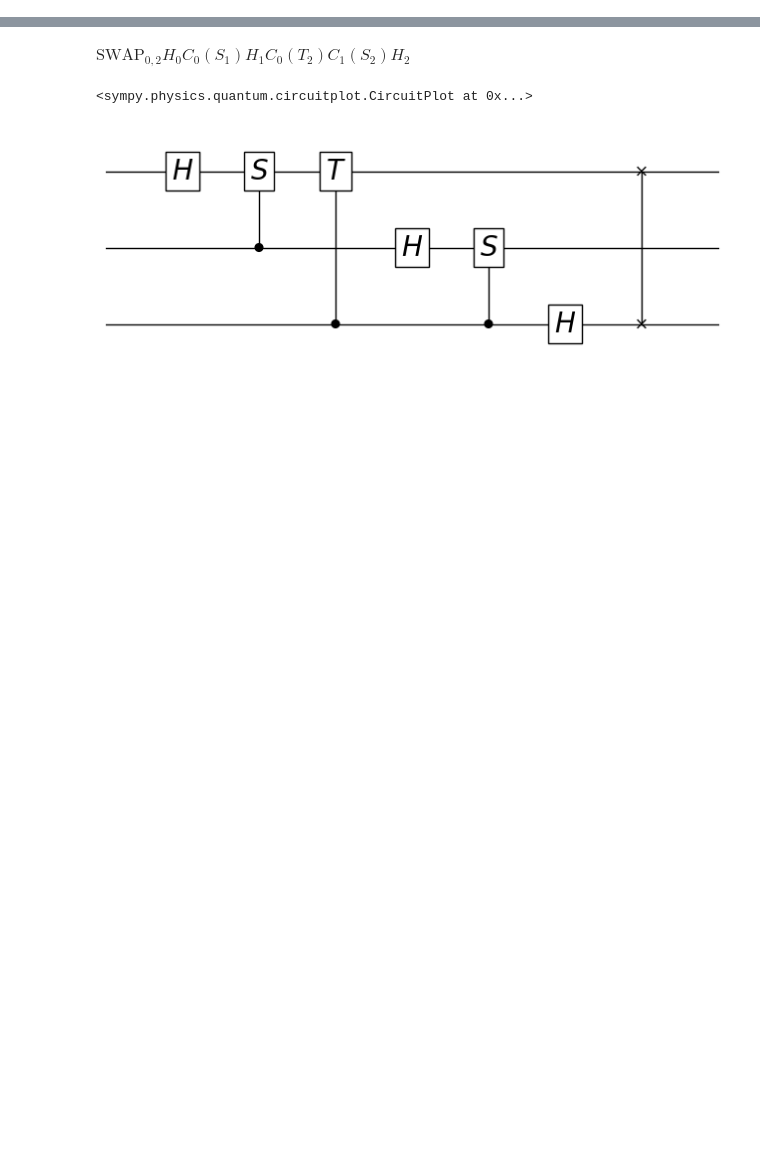
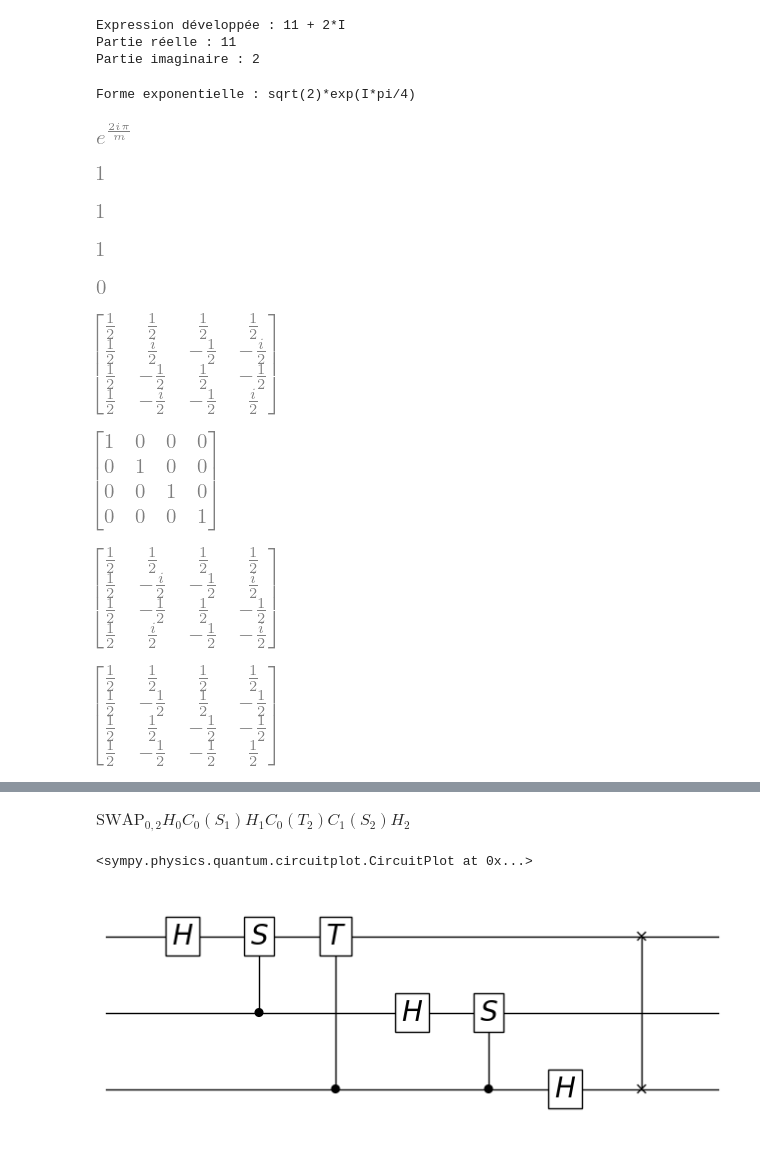
Before and after one commit to jbperin/hello-world, a Jupyter notebook: quantique/FourierTrasform.ipynb, the cells around one changed output, grey strips where cells are left out. Drawn from its saved outputs; the diff is of its cells as text; code cells hidden in the pictures; blank space fills up the shorter version.

```diff
--- a/quantique/FourierTrasform.ipynb
+++ b/quantique/FourierTrasform.ipynb
@@ -13,3 +13,59 @@ from sympy import eye
 
 from sympy.physics.quantum import Ket
 from sympy import sqrt
+# %%
+π = sp.pi
+m = sp.Symbol('m', integer=True, positive=True)
+
+expr = (1 + 2*sp.I) * (3 - 4*sp.I)
+simplified_expr = sp.simplify(expr)
+
+print("Expression développée :", simplified_expr)
+
+# Extraction des parties réelle et imaginaire
+real_part = sp.re(expr)
+imag_part = sp.im(expr)
+
+print("Partie réelle :", real_part)
+print("Partie imaginaire :", imag_part)
+# %% [output]
+Expression développée : 11 + 2*I
+Partie réelle : 11
+Partie imaginaire : 2
+# %%
+z_value = 1 + sp.I
+r_value = sp.Abs(z_value)  # √2
+theta_value = sp.arg(z_value)  # π/4
+
+z_exp_value = r_value * sp.exp(sp.I * theta_value)
+print("Forme exponentielle :", z_exp_value)
+# %% [output]
+Forme exponentielle : sqrt(2)*exp(I*pi/4)
+# %%
+ω = sp.exp(2*sp.I*π/m)
+ω
+# %% [output]
+[figure, added]
+# %%
+sp.Pow(ω,m)
+# %% [output]
+[figure, added]
+# %%
+sp.powdenest(sp.Pow(ω,m))
+# %% [output]
+[figure, added]
+# %%
+sp.simplify(sp.Pow(ω,m))
+# %% [output]
+[figure, added]
+# %%
+somme=0
+nb_terme = 4
+for i in range (nb_terme):
+    #print (i)
+    somme = somme + ω**i
+#sp.simplify((ω**0+ω**1+ω**2+ω**3+ω**4).subs({m:4}))
+#sp.simplify(somme.subs({m:nb_terme-1}))
+somme.subs({m:nb_terme})
+# %% [output]
+[figure, added]
@@ -15,0 +82,20 @@ from sympy import sqrt
+# %%
+#from sympy import latex
+#sp.pprint(qft_matrix(4))
+
+qft_matrix(4)
+# %% [output]
+[figure, added]
+# %%
+from sympy.physics.quantum.dagger import Dagger
+qft_matrix(4)*Dagger(qft_matrix(4))
+# %% [output]
+[figure, added]
+# %%
+rqft_matrix(4)
+# %% [output]
+[figure, added]
+# %%
+TensorProduct(qft_matrix(2), qft_matrix(2))
+# %% [output]
+[figure, added]
```
Also changed, not shown: parts of 5 cells of this notebook.
